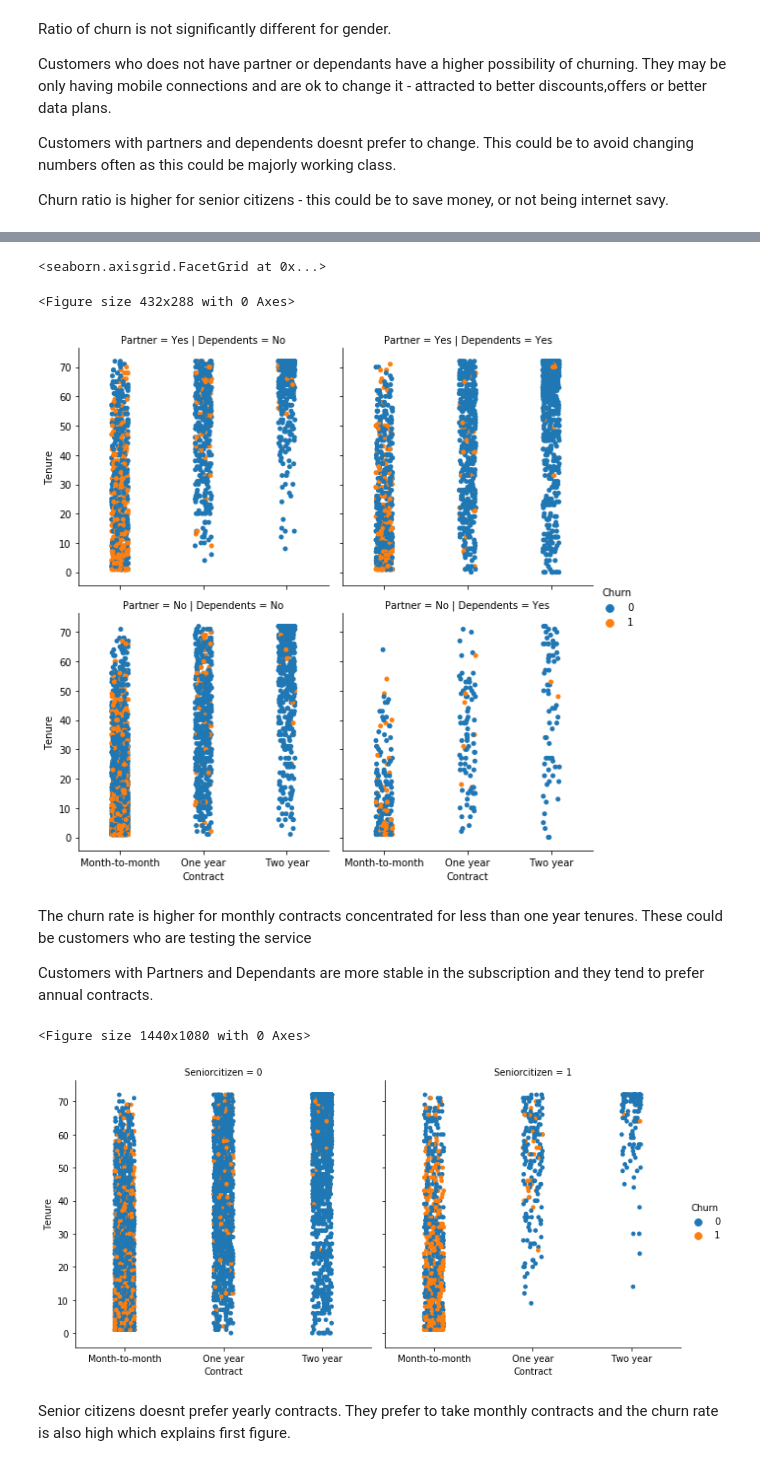
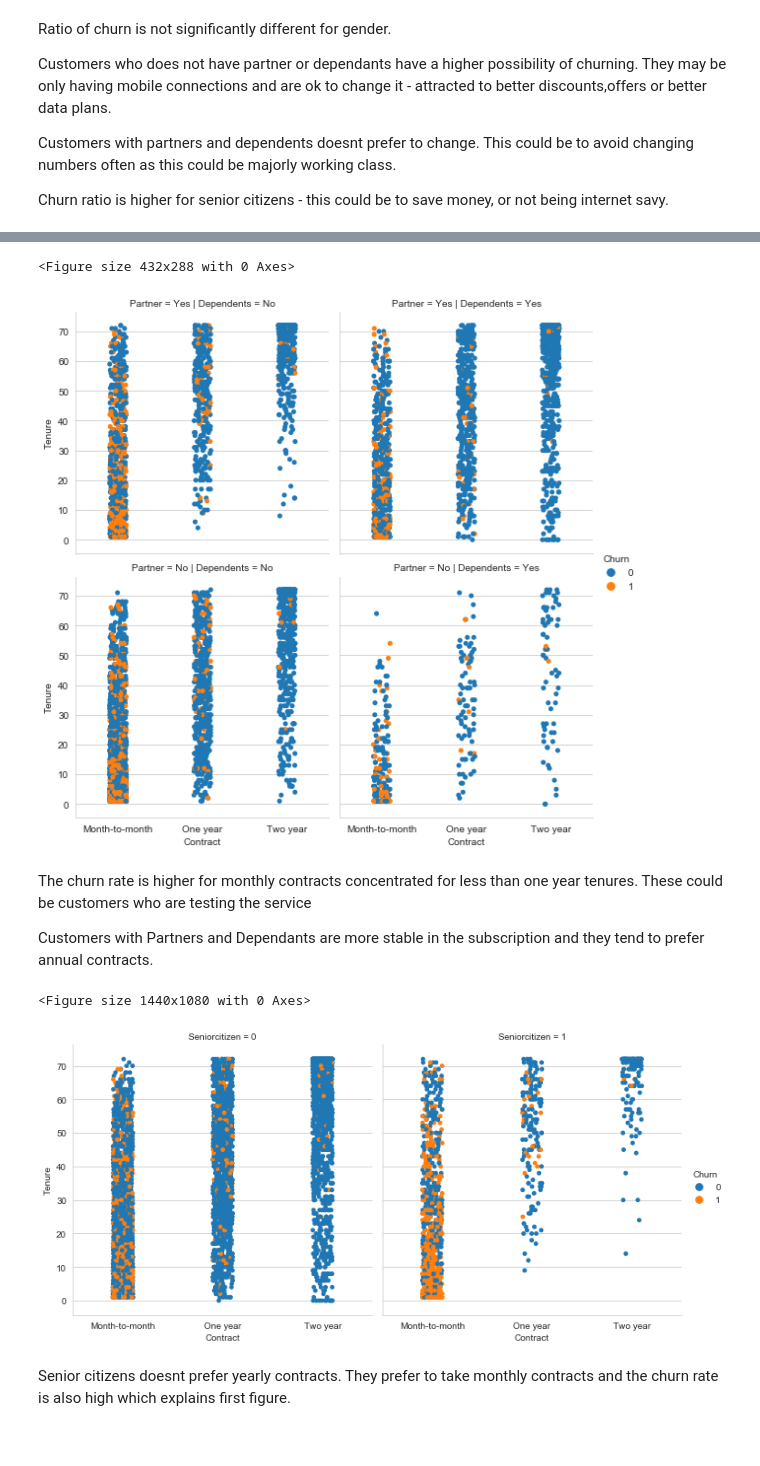
Before and after one commit to KanduriR/Kaggle-Telco-Customer-Churn, a Jupyter notebook: Telecomm Churn - EDA.ipynb, the cells around one changed output, grey strips where cells are left out. Saved outputs shown, nothing was run; the diff lists cells and outputs as text; code cells hidden in the pictures.

```diff
--- a/Telecomm Churn - EDA.ipynb
+++ b/Telecomm Churn - EDA.ipynb
@@ -35,7 +35,7 @@ def load_clean_data(filepath):
         print('\n\nNo null entries in the data')
 
     print("\nHere's some sample data for you ::\n ")
-    display(df)
+    display(df.head(15))
     return df
 
 
@@ -85,13 +101,16 @@ data['Churn'] = np.where(data['Churn']=='Yes',1,0)
 # %%
 fig, ax = plt.subplots(2,2, figsize=(10,10), sharey=True)
 
-plt.suptitle('Num of churned customers for diff customer charectaristic',fontsize=12)
+sns.set_style(style="whitegrid")
+
+plt.suptitle('Num of churned customers for diff customer charectaristic',fontsize=17)
 
 for axes,x in zip(ax.flatten(),['Gender','Seniorcitizen','Partner','Dependents']):
-    sns.barplot(x=x, y='Churn',data=data,ax=axes, estimator=sum,)
-    axes.set_title('{} vs Churn'.format(x))
+    sns.barplot(x=x, y='Churn',data=data,ax=axes, estimator=sum)
+    axes.set_title('{} vs Churn'.format(x), fontsize = 14)
+    axes.set_xlabel(x,fontsize=12)
+    axes.set_ylabel('Churn', fontsize=12)
     #axes.annotate(str(data.query('Churn==1').x.value_counts()[0]), (0,))
 
-
 plt.show()
 # %% [output]
@@ -162,25 +170,25 @@ Index: []
 # %%
 plt.suptitle('Churned customers distribution for Seniors wrt immidiate family')
 
-sns.catplot(x='Contract',y='Tenure',hue='Churn',col='Dependents',row998l;.Partner',data=data,height=4)
+sns.catplot(x='Contract',y='Tenure',hue='Churn',col='Dependents',row='Partner',data=data,height=4)
+plt.show()
 # %% [output]
-<seaborn.axisgrid.FacetGrid at 0x...>
+<Figure size 432x288 with 0 Axes>
-<Figure size 432x288 with 0 Axes>
-[figure, old version]
+[figure, new version]
 # %% [markdown]
 The churn rate is higher for monthly contracts concentrated for less than one year tenures. These could be customers who are testing the service
 
 Customers with Partners and Dependants are more stable in the subscription and they tend to prefer annual contracts.
 # %%
-plt.figure(figsize=(20,15))
-a = sns.catplot(x='Contract',y='Tenure',hue='Churn',data=data,col='Seniorcitizen')
+fig = plt.figure(figsize=(20,15))
+fig.suptitle('Customers contract distribution with respect to age',size=15)
+ax = sns.catplot(x='Contract',y='Tenure',hue='Churn',data=data,col='Seniorcitizen')
 #a.axes.set_title('Customers contract distribution with respect to age')
 
-#plt.suptitle('Customers contract distribution with respect to age',size=15)
 plt.show()
 # %% [output]
 <Figure size 1440x1080 with 0 Axes>
-[figure, old version]
+[figure, new version]
 # %% [markdown]
 Senior citizens doesnt prefer yearly contracts. They prefer to take monthly contracts and the churn rate is also high which explains first figure.
 # %%
```
Also changed, not shown: parts of 15 cells of this notebook, 1 other file.
